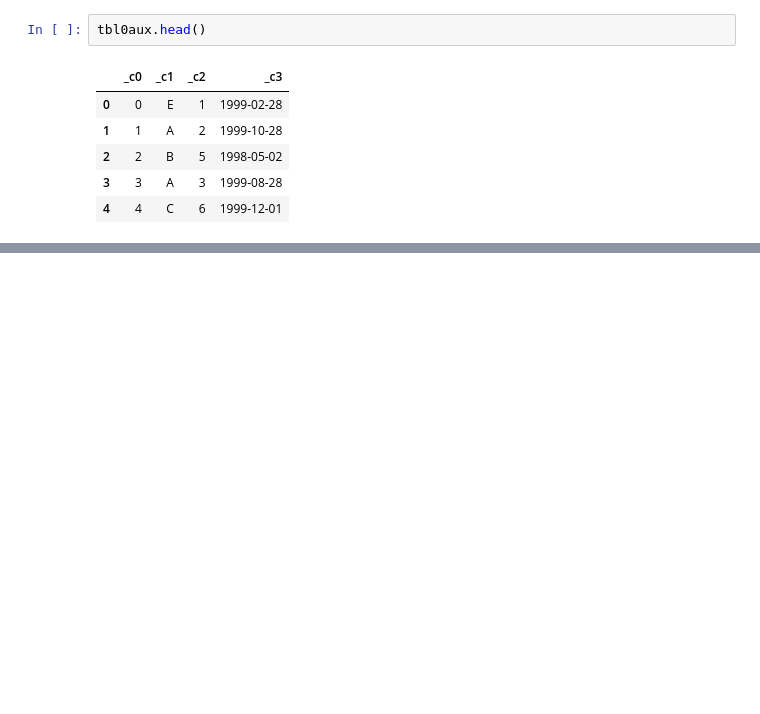
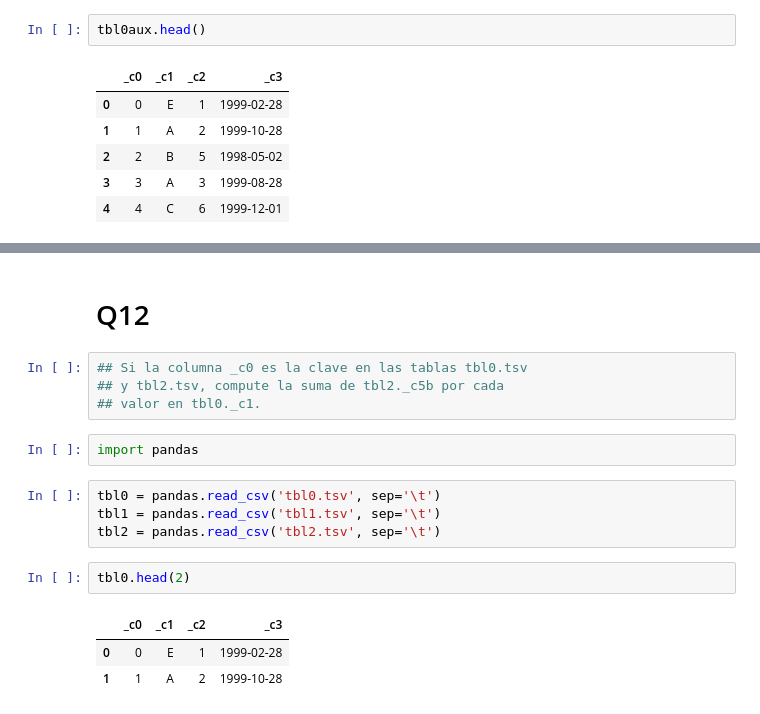
Before and after one commit to cda-2019-01/lab-programacion-pandas-snaranjoa, a Jupyter notebook: lab-programacion-pandas.ipynb, the cells around one changed output, grey strips where cells are left out. Drawn from its saved outputs; the diff is of its cells as text; blank space fills up the shorter version.

```diff
--- a/lab-programacion-pandas.ipynb
+++ b/lab-programacion-pandas.ipynb
@@ -275,0 +521,18 @@ pandas.core.series.Series
+# %% [markdown]
+# Q12
+# %%
+## Si la columna _c0 es la clave en las tablas tbl0.tsv
+## y tbl2.tsv, compute la suma de tbl2._c5b por cada
+## valor en tbl0._c1.
+# %%
+import pandas
+# %%
+tbl0 = pandas.read_csv('tbl0.tsv', sep='\t')
+tbl1 = pandas.read_csv('tbl1.tsv', sep='\t')
+tbl2 = pandas.read_csv('tbl2.tsv', sep='\t')
+# %%
+tbl0.head(2)
+# %% [output]
+|  | _c0 | _c1 | _c2 | _c3 |
+| 0 | 0 | E | 1 | 1999-02-28 |
+| 1 | 1 | A | 2 | 1999-10-28 |
```
Also changed, not shown: parts of 41 cells of this notebook, 8 other files.
